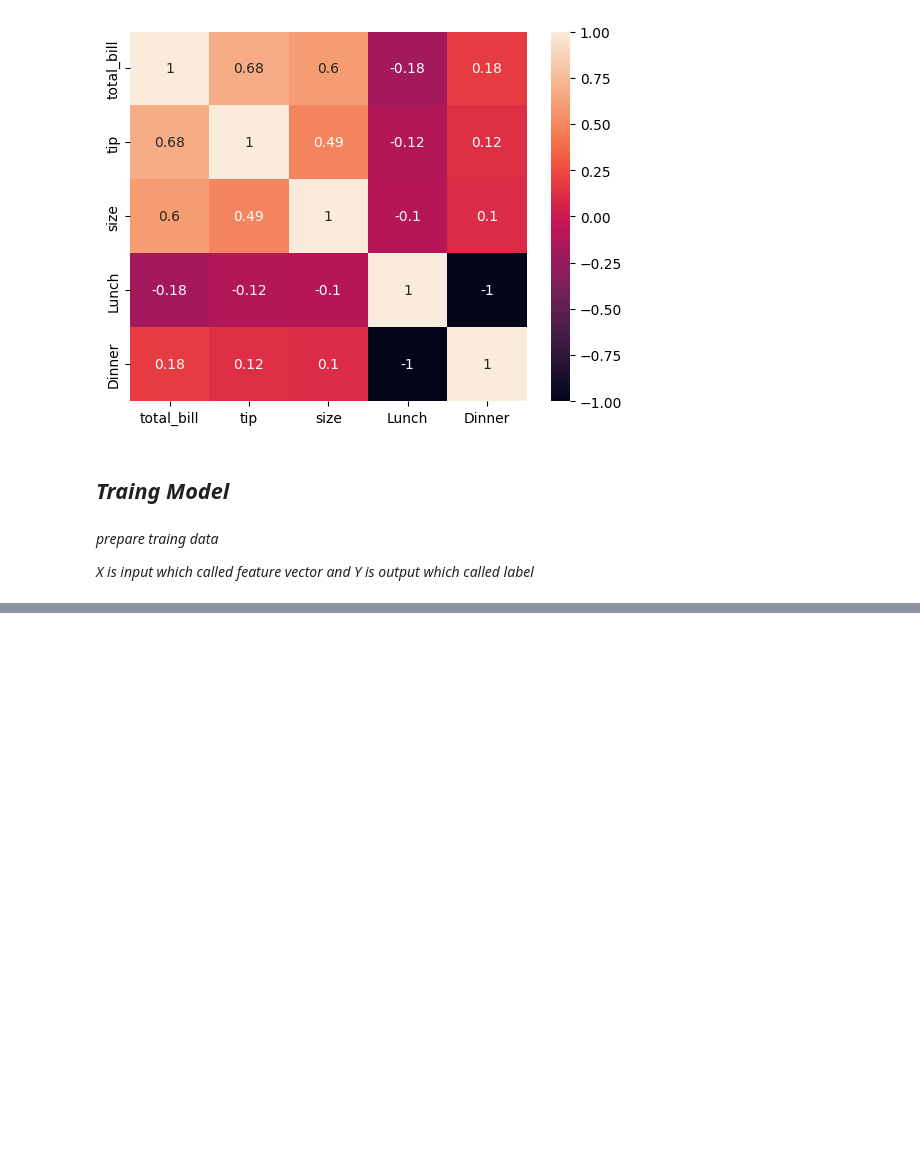
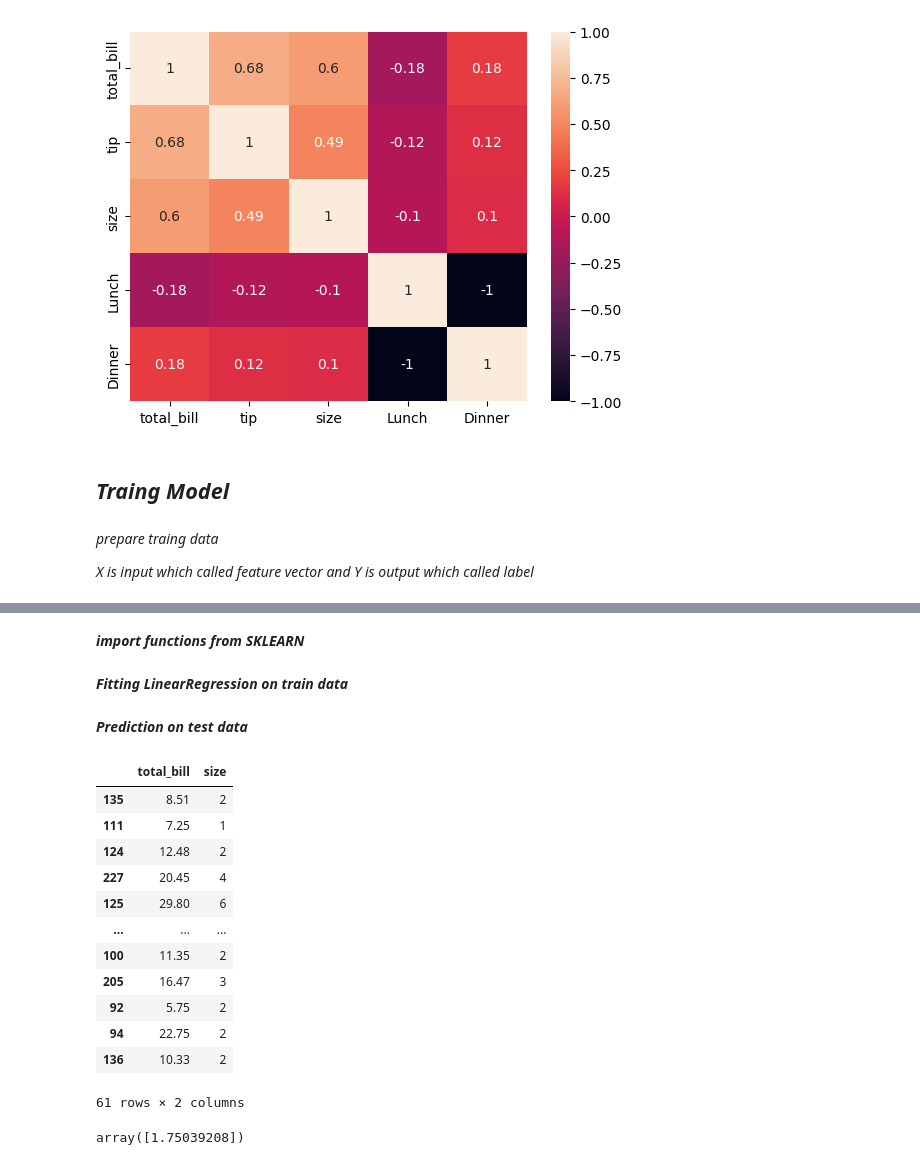
Before and after one commit to amirhosein-ziaei/Machine_Learning_Course, a Jupyter notebook: Linear_Regression/Linear_Regression.ipynb, the cells around one changed output, grey strips where cells are left out. Drawn from its saved outputs; the diff is of its cells as text; code cells hidden in the pictures; blank space fills up the shorter version.

```diff
--- a/Linear_Regression/Linear_Regression.ipynb
+++ b/Linear_Regression/Linear_Regression.ipynb
@@ -216,0 +249,2 @@ Y = df[['tip']]
+# %% [markdown]
+***import functions from SKLEARN***
@@ -216,0 +257,2 @@ Y = df[['tip']]
+# %% [markdown]
+***Fitting LinearRegression on train data***
@@ -216,0 +262,2 @@ Y = df[['tip']]
+# %% [markdown]
+***Prediction on test data***
@@ -216,0 +266,20 @@ Y = df[['tip']]
+# %%
+X_test
+# %% [output]
+|  | total_bill | size |
+| 135 | 8.51 | 2 |
+| 111 | 7.25 | 1 |
+| 124 | 12.48 | 2 |
+| 227 | 20.45 | 4 |
+| 125 | 29.80 | 6 |
+| ... | ... | ... |
+| 100 | 11.35 | 2 |
+| 205 | 16.47 | 3 |
+| 92 | 5.75 | 2 |
+| 94 | 22.75 | 2 |
+| 136 | 10.33 | 2 |
+61 rows × 2 columns
+# %%
+predictions[0]
+# %% [output]
+array([1.75039208])
```
Also changed, not shown: parts of 9 cells of this notebook.
